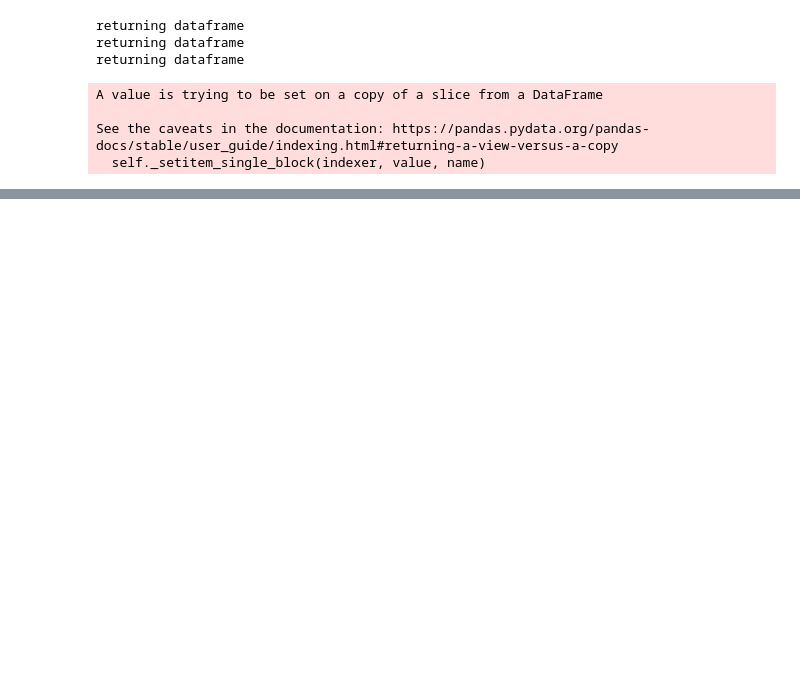
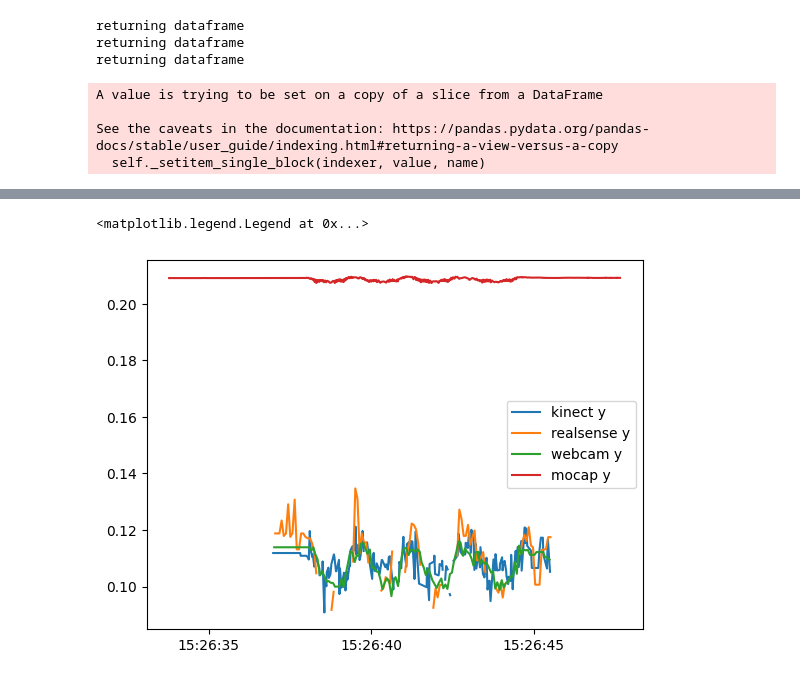
Before and after one commit to SujithChristopher/skateboard_gui, a Jupyter notebook: ipy_notebooks/analysis.ipynb, the cells around one changed output, grey strips where cells are left out. Saved outputs shown, nothing was run; the diff lists cells and outputs as text; code cells hidden in the pictures; blank space fills up the shorter version.

```diff
--- a/ipy_notebooks/analysis.ipynb
+++ b/ipy_notebooks/analysis.ipynb
@@ -134,0 +138,9 @@ plt.legend()
+# %%
+plt.plot(_k_df["time"], k_df["y"], label="kinect y")
+plt.plot(_r_df["time"], r_df["y"], label="realsense y")
+plt.plot(_w_df["time"], w_df["y"], label="webcam y")
+plt.plot(_m_df["time"], _m_df["y"], label="mocap y")
+plt.legend()
+# %% [output]
+<matplotlib.legend.Legend at 0x...>
+[figure, added]
```
Also changed, not shown: parts of 8 cells of this notebook.
